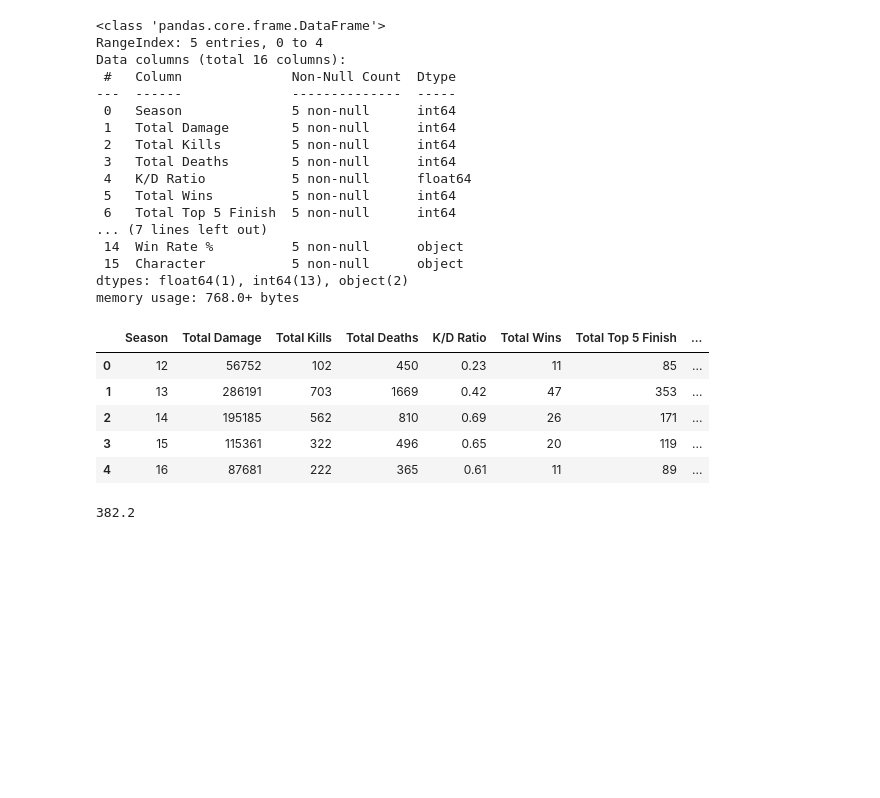
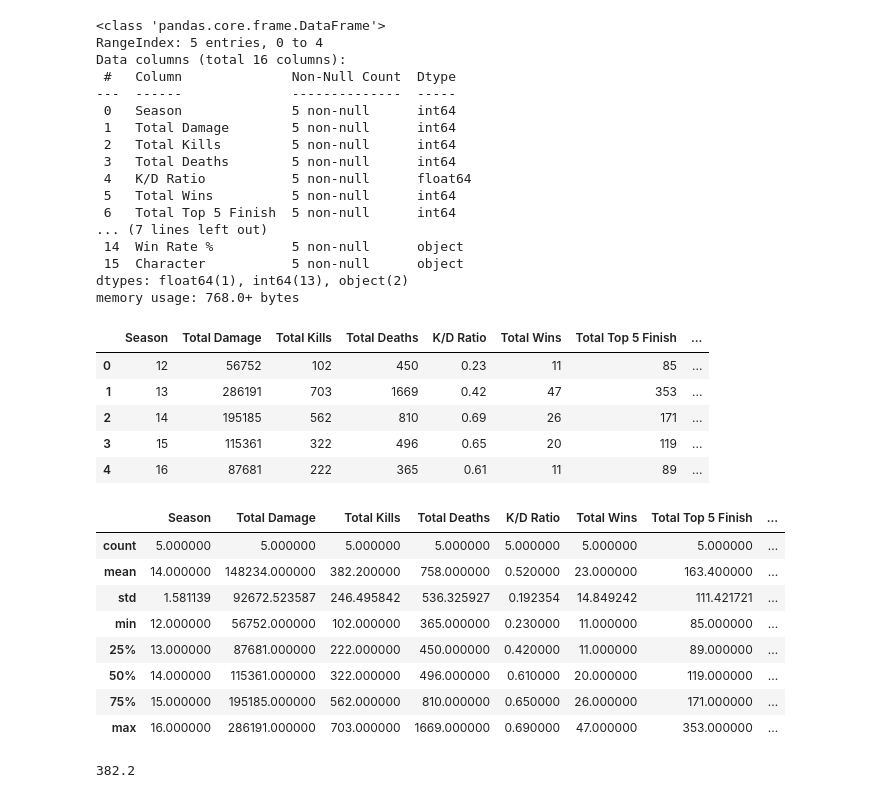
Before and after one commit to JoeBwonKenobi/Apex-K-D-Prediction_Project, a Jupyter notebook: Allayna_Apex_Analysis.ipynb, the cells around one changed output. Cells and saved outputs as stored; diff of their text form; code cells hidden in the pictures; blank space fills up the shorter version.

```diff
--- a/Allayna_Apex_Analysis.ipynb
+++ b/Allayna_Apex_Analysis.ipynb
@@ -47,6 +47,18 @@ memory usage: 768.0+ bytes
 | 2 | 14 | 195185 | 562 | 810 | 0.69 | 26 | 171 | ... |
 | 3 | 15 | 115361 | 322 | 496 | 0.65 | 20 | 119 | ... |
 | 4 | 16 | 87681 | 222 | 365 | 0.61 | 11 | 89 | ... |
+# %%
+A_df.describe()
+# %% [output]
+|  | Season | Total Damage | Total Kills | Total Deaths | K/D Ratio | Total Wins | Total Top 5 Finish | ... |
+| count | 5.000000 | 5.000000 | 5.000000 | 5.000000 | 5.000000 | 5.000000 | 5.000000 | ... |
+| mean | 14.000000 | 148234.000000 | 382.200000 | 758.000000 | 0.520000 | 23.000000 | 163.400000 | ... |
+| std | 1.581139 | 92672.523587 | 246.495842 | 536.325927 | 0.192354 | 14.849242 | 111.421721 | ... |
+| min | 12.000000 | 56752.000000 | 102.000000 | 365.000000 | 0.230000 | 11.000000 | 85.000000 | ... |
+| 25% | 13.000000 | 87681.000000 | 222.000000 | 450.000000 | 0.420000 | 11.000000 | 89.000000 | ... |
+| 50% | 14.000000 | 115361.000000 | 322.000000 | 496.000000 | 0.610000 | 20.000000 | 119.000000 | ... |
+| 75% | 15.000000 | 195185.000000 | 562.000000 | 810.000000 | 0.650000 | 26.000000 | 171.000000 | ... |
+| max | 16.000000 | 286191.000000 | 703.000000 | 1669.000000 | 0.690000 | 47.000000 | 353.000000 | ... |
 # %%
 A_df['Cal K/D'] = A_df['Total Kills']/A_df['Total Deaths']
 # %%
```
Also changed, not shown: 2 other files.
